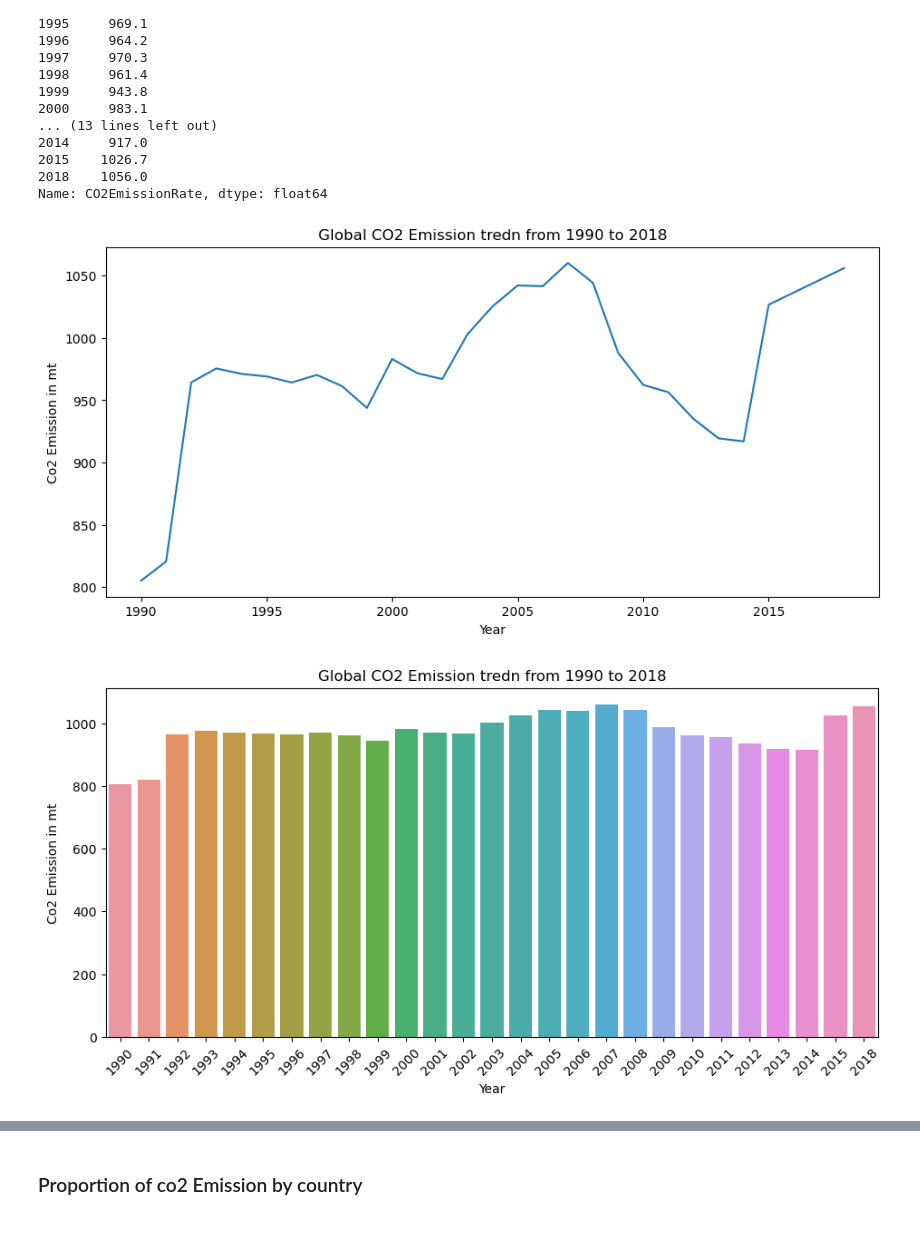
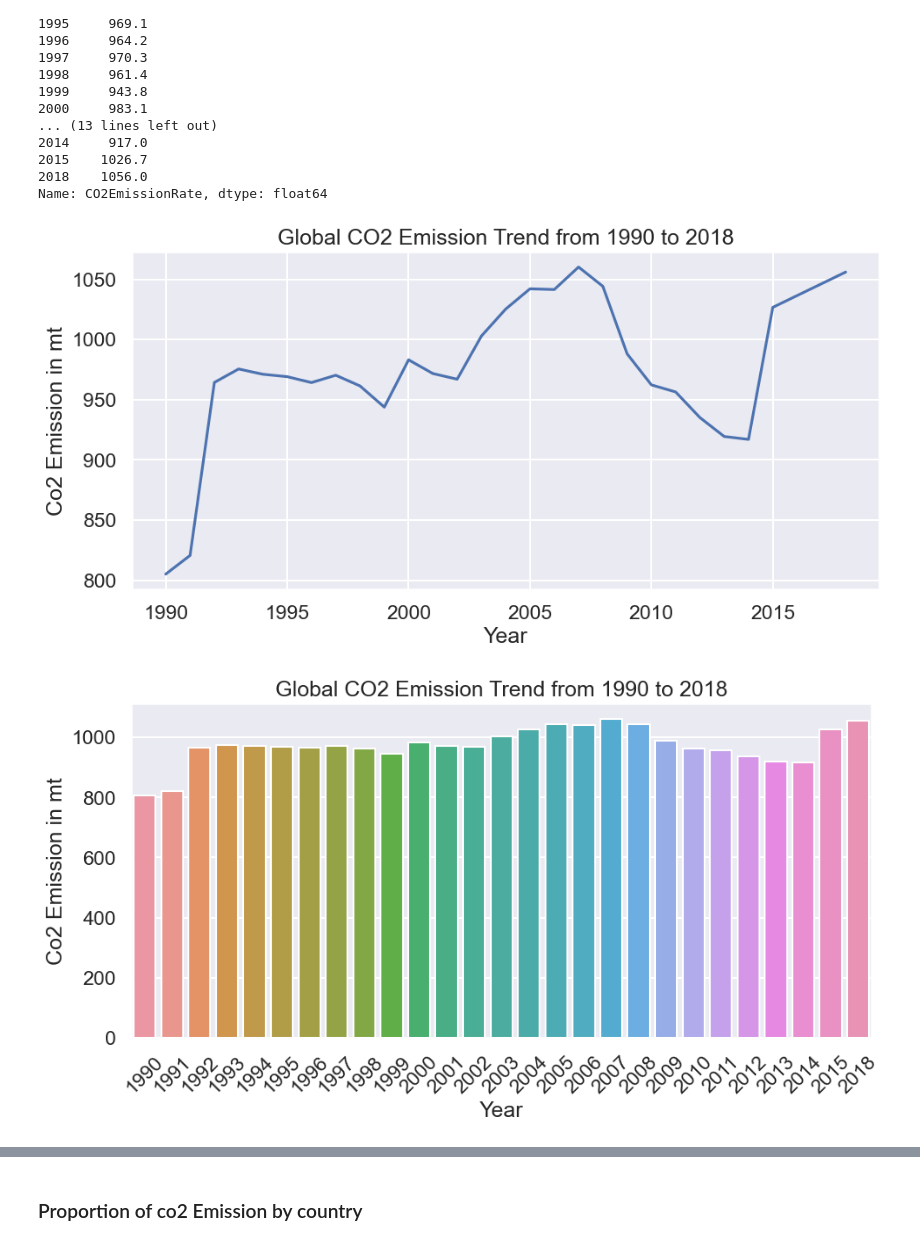
Before and after one commit to zuwa-oj/CO2-emissions-ML-project, a Jupyter notebook: src/notebooks/Visualizations.ipynb, the cells around one changed output, grey strips where cells are left out. Drawn from its saved outputs; the diff is of its cells as text; code cells hidden in the pictures.

```diff
--- a/src/notebooks/Visualizations.ipynb
+++ b/src/notebooks/Visualizations.ipynb
@@ -3,6 +3,7 @@ import numpy as np
 import pandas as pd
 import matplotlib.pyplot as plt
 import seaborn as sns
+sns.set_theme(style='darkgrid', context='talk')
 # %%
 # Loading CO2 emissions data
 
@@ -64,20 +65,20 @@ Name: CO2EmissionRate, dtype: float64
 plt.figure(figsize=(11,5))
 sns.lineplot(x=trend.index,y=trend.values)
 plt.xticks(rotation=0)
-plt.title('Global CO2 Emission tredn from 1990 to 2018')
+plt.title('Global CO2 Emission Trend from 1990 to 2018')
 plt.xlabel('Year')
 plt.ylabel('Co2 Emission in mt')
 plt.show()
 # %% [output]
-[figure, old version]
+[figure, new version]
 # %%
 # Bar plot to visualize trend
 plt.figure(figsize=(11,5))
 sns.barplot(x=trend.index,y=trend.values)
 plt.xticks(rotation=45)
-plt.title('Global CO2 Emission tredn from 1990 to 2018')
+plt.title('Global CO2 Emission Trend from 1990 to 2018')
 plt.xlabel('Year')
 plt.ylabel('Co2 Emission in mt')
 plt.show()
 # %% [output]
-[figure, old version]
+[figure, new version]
```
Also changed, not shown: parts of 12 cells of this notebook, 6 other files.
